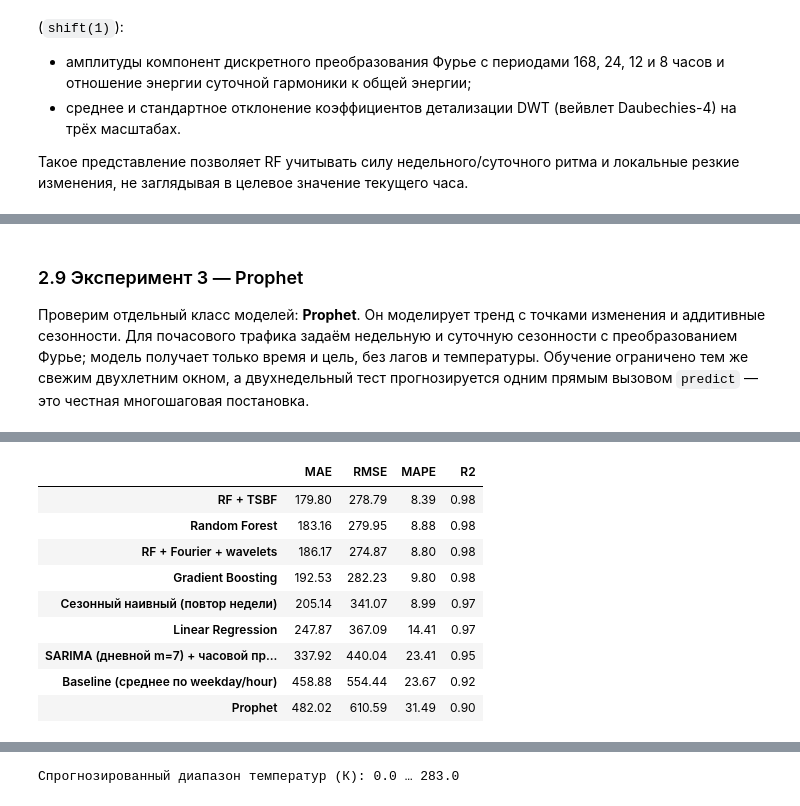
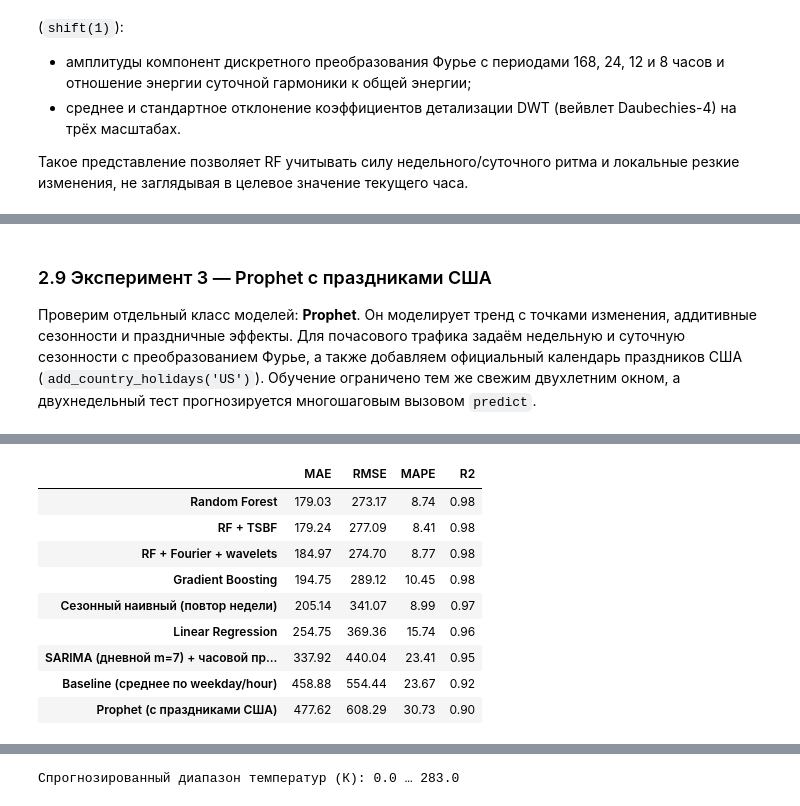
Before and after one commit to AlexKretov/metro, a Jupyter notebook: notebooks/metro_forecast.ipynb, the cells around one changed output, grey strips where cells are left out. Drawn from its saved outputs; the diff is of its cells as text; code cells hidden in the pictures.

```diff
--- a/notebooks/metro_forecast.ipynb
+++ b/notebooks/metro_forecast.ipynb
@@ -293,15 +323,15 @@ FEATS = ['weekday', 'hour', 'is_holiday', 'temp',
 # --- сравнение размеров обучающего окна ---
 comb = make_features(pd.concat([train_all, test]))
 te = comb.iloc[len(train_all):]
-Xte = te[FEATS].dropna(); y_te = te.loc[Xte.index, 'traffic_volume'].values
+Xte = te[BASE_FEATS].dropna(); y_te = te.loc[Xte.index, 'traffic_volume'].values
 
 windows = {'6 месяцев': 180*24, '1 год': 365*24, '2 года': 730*24, 'Вся история': None}
 scores = {}
 for name, win in windows.items():
     tr = comb.iloc[:len(train_all)]
     tr = tr.iloc[-win:] if win else tr
-    Xtr = tr[FEATS].dropna(); ytr = tr.loc[Xtr.index, 'traffic_volume']
-    rf = RandomForestRegressor(n_estimators=200, n_jobs=-1, random_state=42).fit(Xtr, ytr)
+    Xtr = tr[BASE_FEATS].dropna(); ytr = tr.loc[Xtr.index, 'traffic_volume']
+    rf = RandomForestRegressor(n_estimators=100, n_jobs=-1, random_state=42).fit(Xtr, ytr)
     pred = rf.predict(Xte)
     scores[name] = mean_absolute_error(y_te, pred)
 
@@ -414,11 +444,10 @@ AIC дневной SARIMA: 14848
 
 Используем 2-летнее обучающее окно и признаки `make_features`. Температура включена как признак; отдельно (в разделе 3) она будет спрогнозирована для построения будущего прогноза.
 # %%
-comb = make_features(pd.concat([train_all, test]))
 tr = comb.iloc[:len(train_all)].iloc[-730*24:]   # свежее 2-летнее окно
 te = comb.iloc[len(train_all):]
-Xtr = tr[FEATS].dropna(); ytr = tr.loc[Xtr.index, 'traffic_volume'].values
-Xte = te[FEATS].dropna(); y_true = te.loc[Xte.index, 'traffic_volume'].values
+Xtr = tr[BASE_FEATS].dropna(); ytr = tr.loc[Xtr.index, 'traffic_volume'].values
+Xte = te[BASE_FEATS].dropna(); y_true = te.loc[Xte.index, 'traffic_volume'].values
 print('Размер обучающей выборки для ML:', len(Xtr), '| отложенной:', len(Xte))
 # %% [output]
 Размер обучающей выборки для ML: 17520 | отложенной: 336
@@ -428,12 +457,12 @@ lr = LinearRegression().fit(Xtr, ytr)
 res['Linear Regression'] = metrics(y_true, lr.predict(Xte))
 
 # --- Random Forest ---
-rf = RandomForestRegressor(n_estimators=300, n_jobs=-1, random_state=42).fit(Xtr, ytr)
+rf = RandomForestRegressor(n_estimators=200, n_jobs=-1, random_state=42).fit(Xtr, ytr)
 pred_rf = rf.predict(Xte)
 res['Random Forest'] = metrics(y_true, pred_rf)
 
 # --- Gradient Boosting ---
-gb = GradientBoostingRegressor(n_estimators=300, random_state=42).fit(Xtr, ytr)
+gb = GradientBoostingRegressor(n_estimators=200, random_state=42).fit(Xtr, ytr)
 res['Gradient Boosting'] = metrics(y_true, gb.predict(Xte))
 
 # --- сводная таблица результатов ---
@@ -501,11 +531,11 @@ def make_fourier_wavelet_features(d, window=168):
 
 fw = make_fourier_wavelet_features(pd.concat([train_all, test]))
 FW_FEATS = list(fw.columns)
-tr_fw = tr.join(fw).dropna(subset=FEATS + FW_FEATS)
-te_fw = te.join(fw).dropna(subset=FEATS + FW_FEATS)
-rf_fw = RandomForestRegressor(n_estimators=300, n_jobs=-1, random_state=42).fit(
-    tr_fw[FEATS + FW_FEATS], tr_fw['traffic_volume'])
-pred_rf_fw = rf_fw.predict(te_fw[FEATS + FW_FEATS])
+tr_fw = tr.join(fw).dropna(subset=BASE_FEATS + FW_FEATS)
+te_fw = te.join(fw).dropna(subset=BASE_FEATS + FW_FEATS)
+rf_fw = RandomForestRegressor(n_estimators=200, n_jobs=-1, random_state=42).fit(
+    tr_fw[BASE_FEATS + FW_FEATS], tr_fw['traffic_volume'])
+pred_rf_fw = rf_fw.predict(te_fw[BASE_FEATS + FW_FEATS])
 res['RF + Fourier + wavelets'] = metrics(te_fw['traffic_volume'], pred_rf_fw)
 print('Добавлено Fourier/DWT-признаков:', len(FW_FEATS))
 pd.DataFrame(res).T.sort_values('MAE').round(2)
@@ -570,20 +629,18 @@ pd.DataFrame(res).T.sort_values('MAE').round(2)
 # %% [markdown]
-### 2.9 Эксперимент 3 — Prophet
+### 2.9 Эксперимент 3 — Prophet с праздниками США
 
-Проверим отдельный класс моделей: **Prophet**. Он моделирует тренд с точками изменения и аддитивные сезонности. Для почасового трафика задаём недельную и суточную сезонности с преобразованием Фурье; модель получает только время и цель, без лагов и температуры. Обучение ограничено тем же свежим двухлетним окном, а двухнедельный тест прогнозируется одним прямым вызовом `predict` — это честная многошаговая постановка.
+Проверим отдельный класс моделей: **Prophet**. Он моделирует тренд с точками изменения, аддитивные сезонности и праздничные эффекты. Для почасового трафика задаём недельную и суточную сезонности с преобразованием Фурье, а также добавляем официальный календарь праздников США (`add_country_holidays('US')`). Обучение ограничено тем же свежим двухлетним окном, а двухнедельный тест прогнозируется многошаговым вызовом `predict`.
 # %%
-# Prophet: суточная и недельная сезонности задаются как Fourier-ряды внутри модели.
-prophet_train = train_all.iloc[-730*24:][['traffic_volume']].reset_index()
-prophet_train.columns = ['ds', 'y']
-prophet = Prophet(weekly_seasonality=False, daily_seasonality=False,
-                  yearly_seasonality=True, seasonality_mode='additive',
-                  changepoint_prior_scale=0.08)
+# Prophet: суточная и недельная сезонности + праздники США
+prophet_train = pd.DataFrame({'ds': train_all.iloc[-730*24:].index, 'y': train_all.iloc[-730*24:]['traffic_volume'].values})
+prophet = Prophet(daily_seasonality=False, weekly_seasonality=False, yearly_seasonality=False,
+                  seasonality_mode='additive', changepoint_prior_scale=0.08)
 prophet.add_seasonality(name='weekly', period=7, fourier_order=10)
 prophet.add_seasonality(name='daily', period=1, fourier_order=12)
+prophet.add_country_holidays(country_name='US')
 prophet.fit(prophet_train)
 prophet_test = pd.DataFrame({'ds': test.index})
 pred_prophet = prophet.predict(prophet_test)['yhat'].to_numpy()
-res['Prophet'] = metrics(test['traffic_volume'].to_numpy(), pred_prophet)
-summary = pd.DataFrame(res).T.round(2).sort_values('MAE')
-summary
+res['Prophet (с праздниками США)'] = metrics(test['traffic_volume'].to_numpy(), pred_prophet)
+pd.DataFrame(res).T.sort_values('MAE').round(2)
 # %% [output]
@@ -592,10 +649,10 @@ summary
 |  | MAE | RMSE | MAPE | R2 |
-| RF + TSBF | 179.80 | 278.79 | 8.39 | 0.98 |
-| Random Forest | 183.16 | 279.95 | 8.88 | 0.98 |
-| RF + Fourier + wavelets | 186.17 | 274.87 | 8.80 | 0.98 |
-| Gradient Boosting | 192.53 | 282.23 | 9.80 | 0.98 |
+| Random Forest | 179.03 | 273.17 | 8.74 | 0.98 |
+| RF + TSBF | 179.24 | 277.09 | 8.41 | 0.98 |
+| RF + Fourier + wavelets | 184.97 | 274.70 | 8.77 | 0.98 |
+| Gradient Boosting | 194.75 | 289.12 | 10.45 | 0.98 |
 | Сезонный наивный (повтор недели) | 205.14 | 341.07 | 8.99 | 0.97 |
-| Linear Regression | 247.87 | 367.09 | 14.41 | 0.97 |
+| Linear Regression | 254.75 | 369.36 | 15.74 | 0.96 |
 | SARIMA (дневной m=7) + часовой пр... | 337.92 | 440.04 | 23.41 | 0.95 |
 | Baseline (среднее по weekday/hour) | 458.88 | 554.44 | 23.67 | 0.92 |
-| Prophet | 482.02 | 610.59 | 31.49 | 0.90 |
+| Prophet (с праздниками США) | 477.62 | 608.29 | 30.73 | 0.90 |
```
Also changed, not shown: parts of 41 cells of this notebook, 7 other files.
